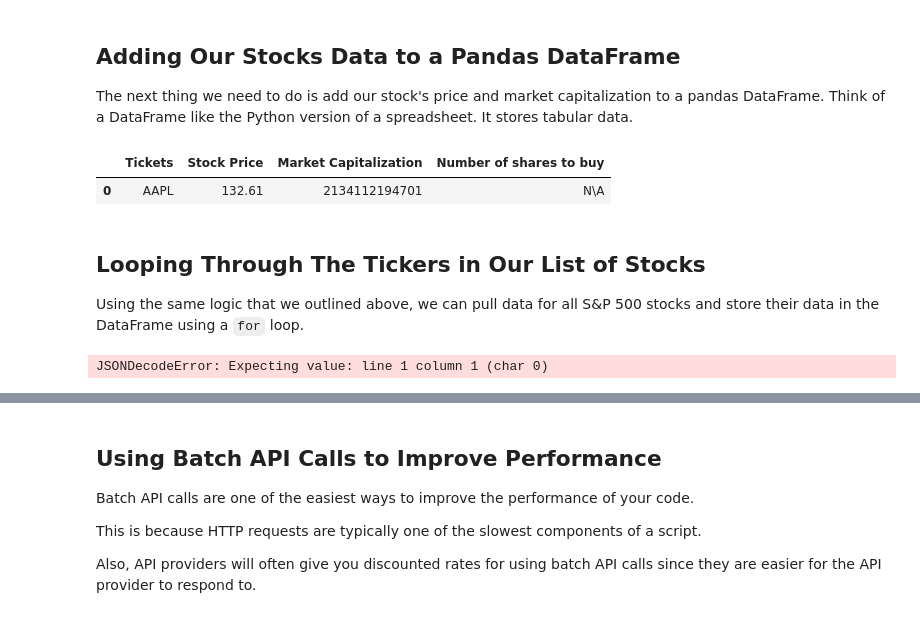
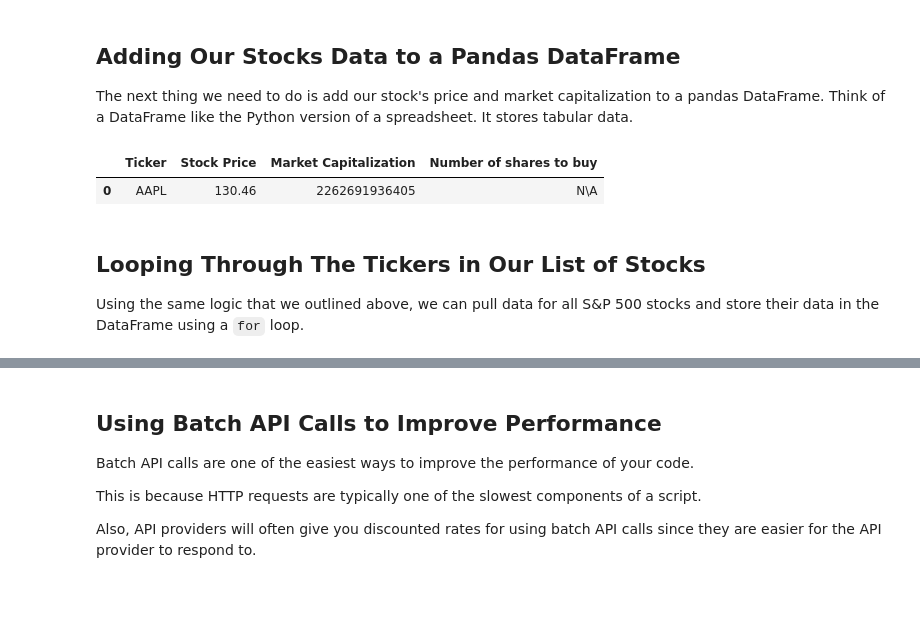
Before and after one commit to jrslww/py-trading, a Jupyter notebook: 001_equal_weight_S&P_500.ipynb, the cells around one changed output, grey strips where cells are left out. Cells and saved outputs as stored; diff of their text form; code cells hidden in the pictures.

```diff
--- a/001_equal_weight_S&P_500.ipynb
+++ b/001_equal_weight_S&P_500.ipynb
@@ -30,6 +30,6 @@ There's a static version of the S&P 500 constituents available here. [Click this
 
 Now it's time to import these stocks to our Jupyter Notebook file.
 # %%
-df = pd.read_csv("sp_500_stocks.csv")
-df
+df_stocks = pd.read_csv("sp_500_stocks.csv")
+df_stocks['Ticker']
 # %% [output]
@@ -141,19 +141,19 @@ market_cap = data['marketCap']
 
 The next thing we need to do is add our stock's price and market capitalization to a pandas DataFrame. Think of a DataFrame like the Python version of a spreadsheet. It stores tabular data.
 # %%
-cols = ['Tickets', 'Stock Price', 'Market Capitalization', 'Number of shares to buy']
-df_final = pd.DataFrame(columns = cols)
-df_final.append(pd.Series([symbol, price, market_cap, 'N\A'], index = cols), ignore_index = True)
+cols = ['Ticker', 'Stock Price', 'Market Capitalization', 'Number of shares to buy']
+df_info = pd.DataFrame(columns = cols)
+df_info.append(pd.Series([symbol, price, market_cap, 'N\A'], index = cols), ignore_index = True)
 # %% [output]
-|  | Tickets | Stock Price | Market Capitalization | Number of shares to buy |
-| 0 | AAPL | 132.61 | 2134112194701 | N\A |
+|  | Ticker | Stock Price | Market Capitalization | Number of shares to buy |
+| 0 | AAPL | 130.46 | 2262691936405 | N\A |
 # %% [markdown]
 ## Looping Through The Tickers in Our List of Stocks
 
 Using the same logic that we outlined above, we can pull data for all S&P 500 stocks and store their data in the DataFrame using a `for` loop.
 # %%
 final_dataframe = pd.DataFrame(columns = cols)
-for symbol in df['Ticker'][:3]:
+for symbol in df_stocks['Ticker']:
     api_url = f'https://sandbox.iexapis.com/stable/stock/{symbol}/quote?token={IEX_CLOUD_API_TOKEN}'
     data = requests.get(api_url).json()
     final_dataframe = final_dataframe.append(
@@ -163,8 +163,6 @@ for symbol in df['Ticker'][:3]:
                                                    'N/A'],
                                                   index = cols),
                                         ignore_index = True)
-# %% [output]
-JSONDecodeError: Expecting value: line 1 column 1 (char 0)
 # %%
 final_dataframe
 # %% [output]
```
Also changed, not shown: parts of 13 cells of this notebook.
